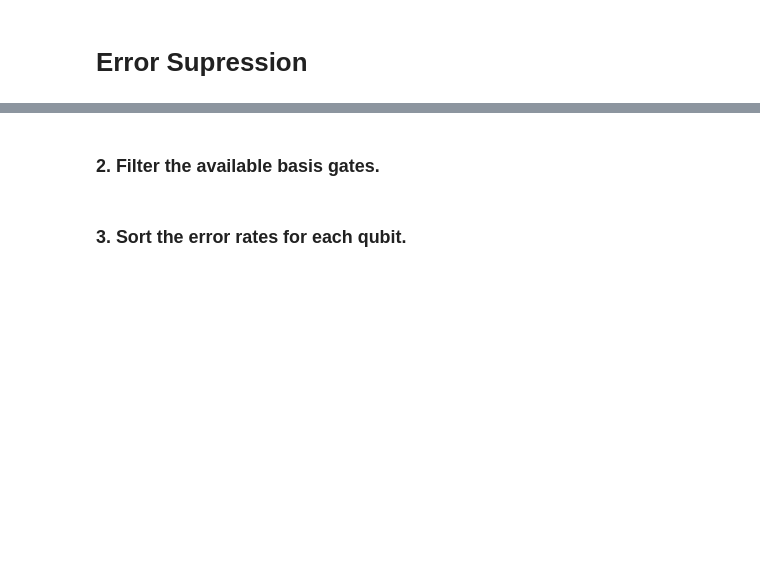
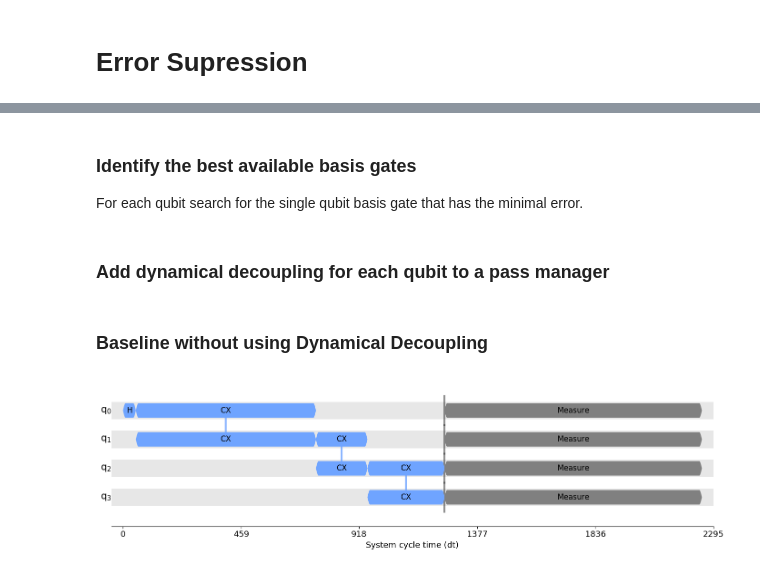
Before and after one commit to KIT-TVA/qiskit-hackathon-2025, a Jupyter notebook: ErrorSupression_Notebook.ipynb, the cells around one changed output, grey strips where cells are left out. Cells and saved outputs as stored; diff of their text form; code cells hidden in the pictures; blank space fills up the shorter version.

Commit message:
Update error notebook

```diff
--- a/ErrorSupression_Notebook.ipynb
+++ b/ErrorSupression_Notebook.ipynb
@@ -32,0 +83,31 @@ Each step is detailed below with corresponding code examples:
+# %%
+durations = InstructionDurations(
+    [("h", None, 50), ("cx", [0, 1], 700), ("reset", None, 10),
+     ("cx", [1, 2], 200), ("cx", [2, 3], 300),
+     ("x", None, 50), ("measure", None, 1000)],
+    dt=1e-7
+)
+target = Target.from_configuration(
+    ["h", "cx", "reset", "x", "measure"],
+    num_qubits=4,
+    coupling_map=CouplingMap.from_line(4, bidirectional=False),
+    instruction_durations=durations,
+    dt=1e-7,
+)
+
+# Mock errors for x gates
+inst_props = target["x"]
+for qubits, props in inst_props.items():
+    if props is not None:
+        props.error = 0.2
+
+# Mock errors for h gates
+inst_props = target["h"]
+for qubits, props in inst_props.items():
+    if props is not None:
+        if (qubits[0] == 1):
+            props.error = 0.3
+        else:
+            props.error = 0.1
+
+print(target)
@@ -33,2 +135,4 @@ Each step is detailed below with corresponding code examples:
 # %% [markdown]
-### 2. Filter the available basis gates.
+### Identify the best available basis gates
+
+For each qubit search for the single qubit basis gate that has the minimal error.
@@ -35,2 +191,2 @@ Each step is detailed below with corresponding code examples:
 # %% [markdown]
-### 3. Sort the error rates for each qubit.
+### Add dynamical decoupling for each qubit to a pass manager
@@ -36,0 +219,12 @@ Each step is detailed below with corresponding code examples:
+# %% [markdown]
+### Baseline without using Dynamical Decoupling
+# %%
+# Create pass manager
+pass_manager = PassManager()
+pass_manager.scheduling = PassManager([ALAPScheduleAnalysis(durations)])
+
+# Run the circuit through the pass manager
+transpiled_circuit = pass_manager.run(circ)
+timeline_drawer(transpiled_circuit, target=target)
+# %% [output]
+[figure, added]
```
Also changed, not shown: parts of 27 cells of this notebook, 2 other files.
